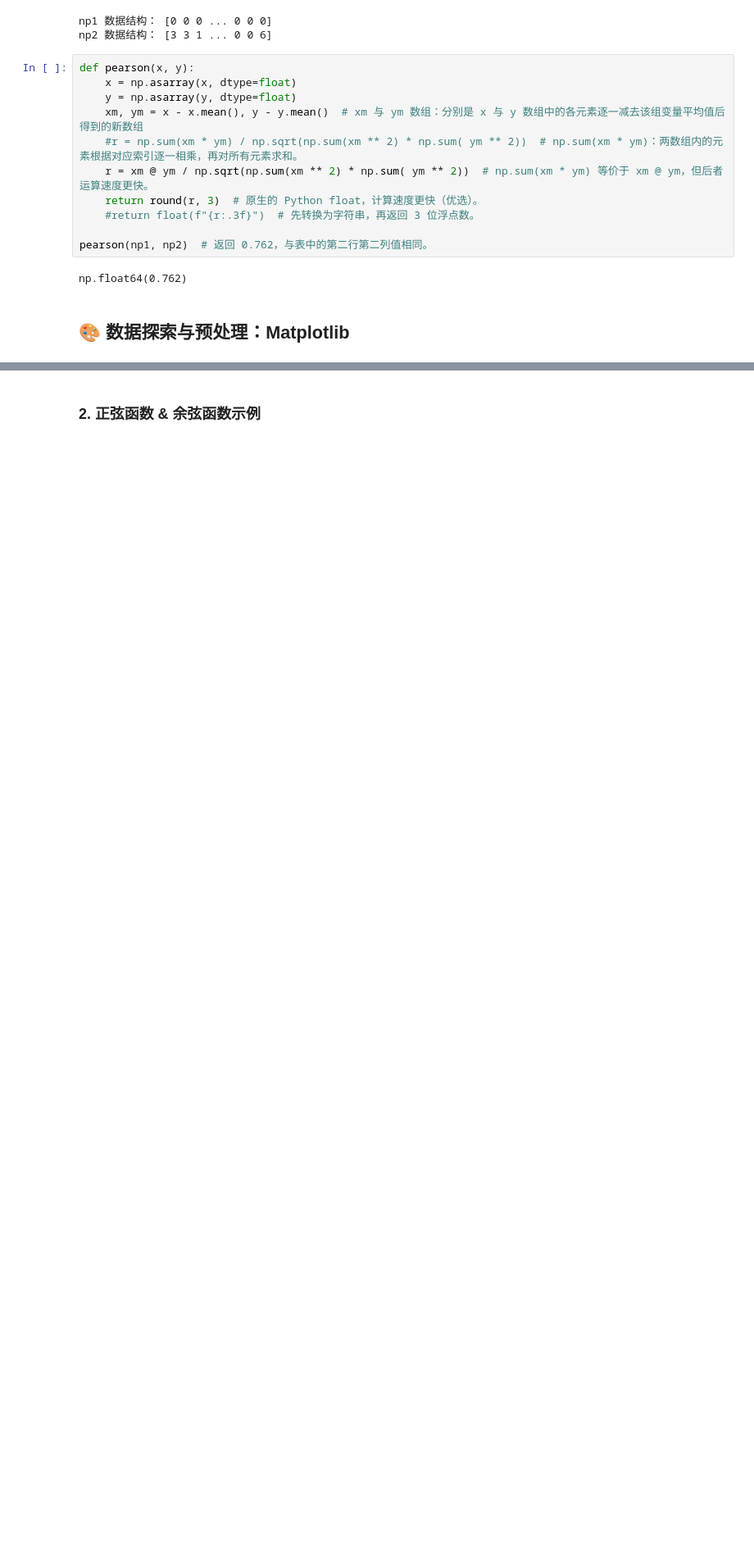
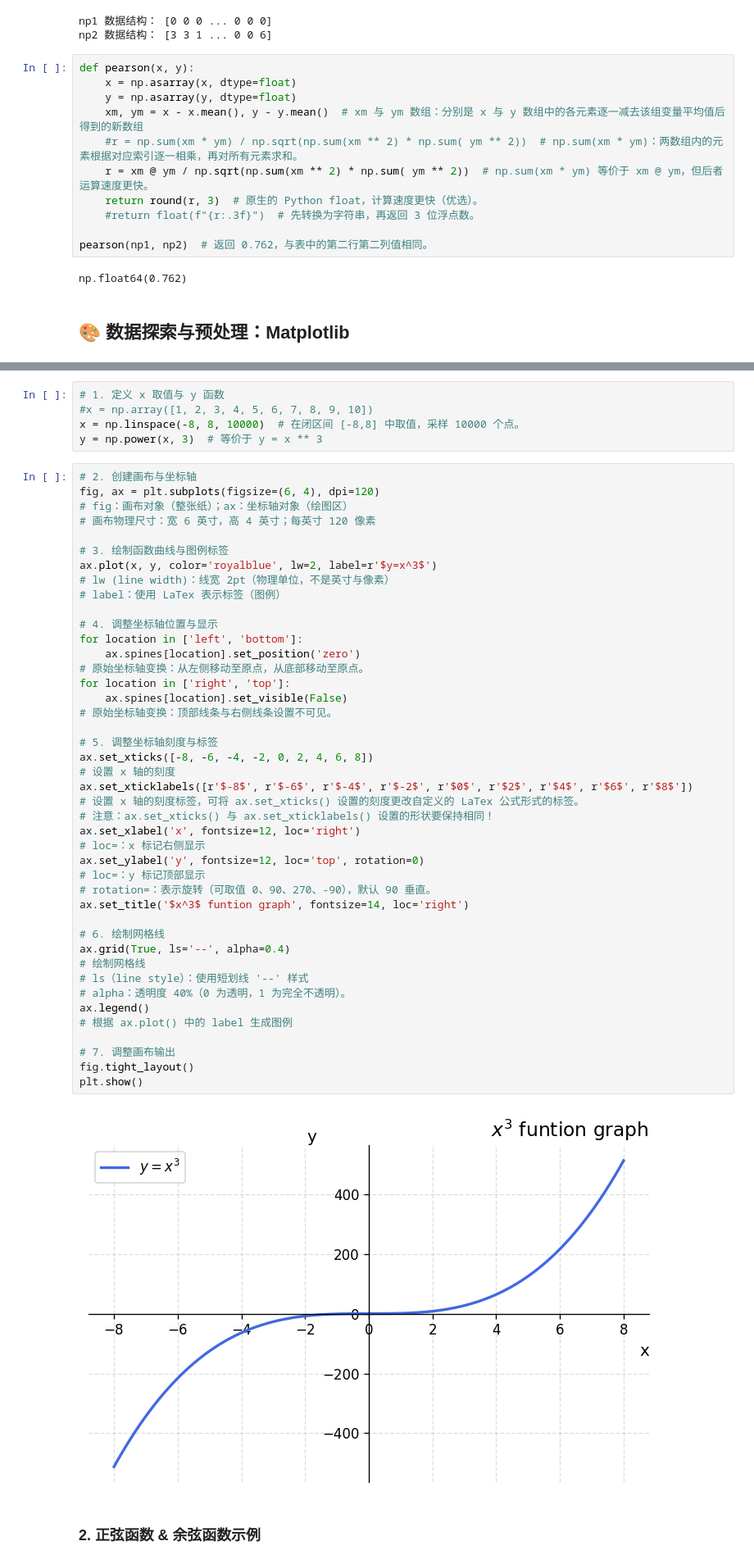
Before and after one commit to Alberthua-Perl/python-project-demo, a Jupyter notebook: AI267v2.x-course/MLOps_on_Red_Hat_OpenShift_AI.ipynb, the cells around one changed output, grey strips where cells are left out. Shown at 82% size. Drawn from its saved outputs; the diff is of its cells as text; blank space fills up the shorter version.

```diff
--- a/AI267v2.x-course/基于 Red Hat OpenShift AI 运行 MLOps.ipynb
+++ b/AI267v2.x-course/MLOps_on_Red_Hat_OpenShift_AI.ipynb
@@ -710,3 +757,53 @@ Wall time: 142 ms
+# %%
+# 1. 定义 x 取值与 y 函数
+#x = np.array([1, 2, 3, 4, 5, 6, 7, 8, 9, 10])
+x = np.linspace(-8, 8, 10000)  # 在闭区间 [-8,8] 中取值，采样 10000 个点。
+y = np.power(x, 3)  # 等价于 y = x ** 3
+# %%
+# 2. 创建画布与坐标轴
+fig, ax = plt.subplots(figsize=(6, 4), dpi=120)
+# fig：画布对象（整张纸）；ax：坐标轴对象（绘图区）
+# 画布物理尺寸：宽 6 英寸，高 4 英寸；每英寸 120 像素
+
+# 3. 绘制函数曲线与图例标签
+ax.plot(x, y, color='royalblue', lw=2, label=r'$y=x^3$')
+# lw (line width)：线宽 2pt（物理单位，不是英寸与像素）
+# label：使用 LaTex 表示标签（图例）
+
+# 4. 调整坐标轴位置与显示
+for location in ['left', 'bottom']:
+    ax.spines[location].set_position('zero')
+# 原始坐标轴变换：从左侧移动至原点，从底部移动至原点。
+for location in ['right', 'top']:
+    ax.spines[location].set_visible(False)
+# 原始坐标轴变换：顶部线条与右侧线条设置不可见。
+
+# 5. 调整坐标轴刻度与标签
+ax.set_xticks([-8, -6, -4, -2, 0, 2, 4, 6, 8])
+# 设置 x 轴的刻度
+ax.set_xticklabels([r'$-8$', r'$-6$', r'$-4$', r'$-2$', r'$0$', r'$2$', r'$4$', r'$6$', r'$8$'])
+# 设置 x 轴的刻度标签，可将 ax.set_xticks() 设置的刻度更改自定义的 LaTex 公式形式的标签。
+# 注意：ax.set_xticks() 与 ax.set_xticklabels() 设置的形状要保持相同！
+ax.set_xlabel('x', fontsize=12, loc='right')
+# loc=：x 标记右侧显示
+ax.set_ylabel('y', fontsize=12, loc='top', rotation=0)
+# loc=：y 标记顶部显示
+# rotation=：表示旋转（可取值 0、90、270、-90），默认 90 垂直。
+ax.set_title('$x^3$ funtion graph', fontsize=14, loc='right')
+
+# 6. 绘制网格线
+ax.grid(True, ls='--', alpha=0.4)
+# 绘制网格线
+# ls（line style）：使用短划线 '--' 样式
+# alpha：透明度 40%（0 为透明，1 为完全不透明）。
+ax.legend()
+# 根据 ax.plot() 中的 label 生成图例
+
+# 7. 调整画布输出
+fig.tight_layout()
+plt.show()
+# %% [output]
+[figure, added]
 # %% [markdown]
 ### **2. 正弦函数 & 余弦函数示例**
 # %%
```
Also changed, not shown: parts of 47 cells of this notebook, 19 other files.
